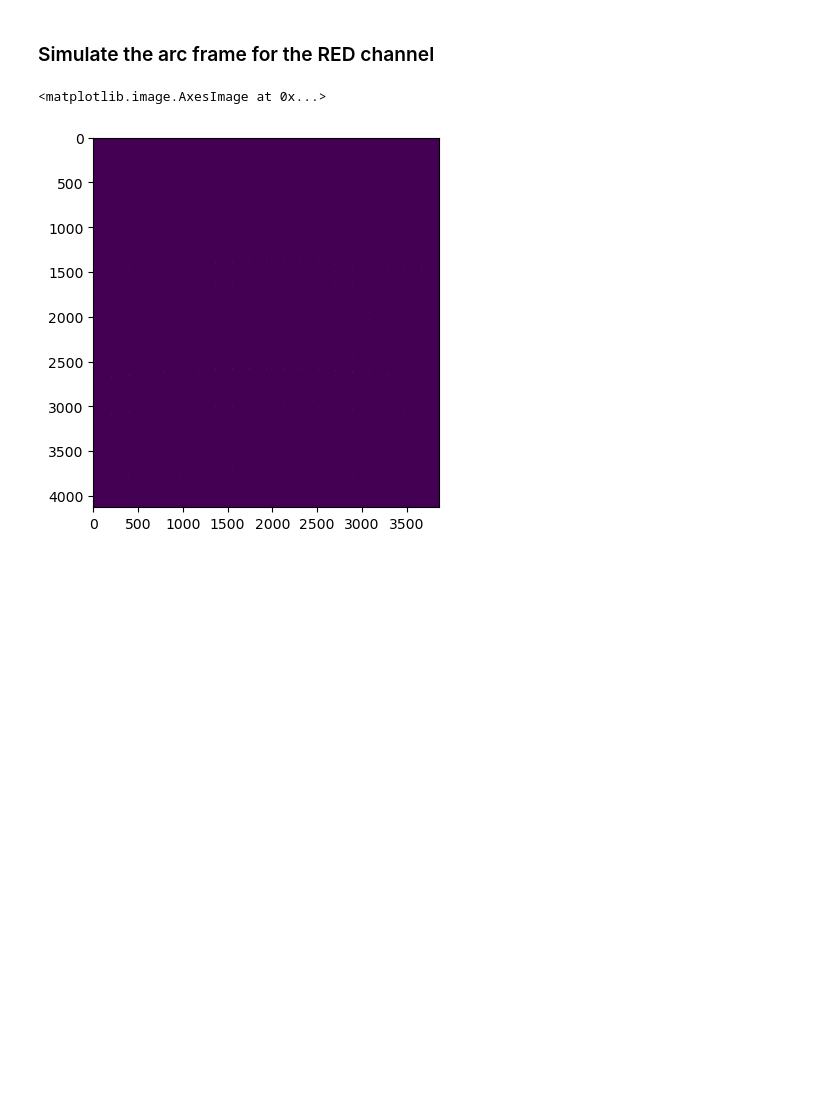
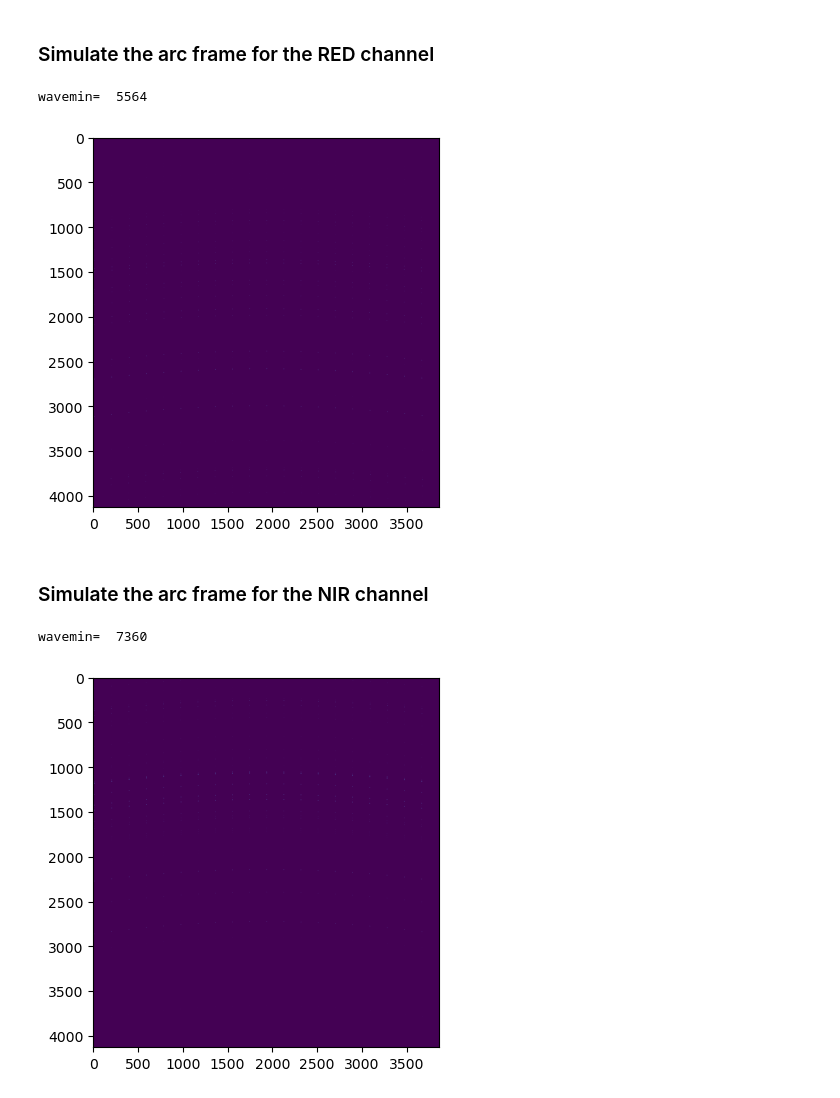
Before and after one commit to mse-cfht/pathfinder, a Jupyter notebook: desi_based_calculations/JS_Fiber-Profile-Fitting-DESI.ipynb, the cells around one changed output. Saved outputs shown, nothing was run; the diff lists cells and outputs as text; code cells hidden in the pictures; blank space fills up the shorter version.

```diff
--- a/desi_based_calculations/JS_Fiber-Profile-Fitting-DESI.ipynb
+++ b/desi_based_calculations/JS_Fiber-Profile-Fitting-DESI.ipynb
@@ -359,9 +358,20 @@ def sim_arc(channel,nfib,sparse):
 channel = 'r'
 im = sim_arc(channel, 500, 25)
 plt.imshow(im)
-
-# save the image
-#fitsio.write('test_%s.fits'%channel, im, clobber=True)
+# Save the generated image to file
+fits.writeto('test_image_ccd-'+channel+'.fits', im, overwrite=True)
 # %% [output]
-<matplotlib.image.AxesImage at 0x...>
+wavemin=  5564
 [figure]
+# %% [markdown]
+### Simulate the arc frame for the NIR channel
+# %%
+#Table.read.help()
+channel = 'z'
+im = sim_arc(channel, 500, 25)
+plt.imshow(im)
+# Save the generated image to file
+fits.writeto('test_image_ccd-'+channel+'.fits', im, overwrite=True)
+# %% [output]
+wavemin=  7360
+[figure, added]
```
Also changed, not shown: parts of 4 cells of this notebook, 3 other files.
